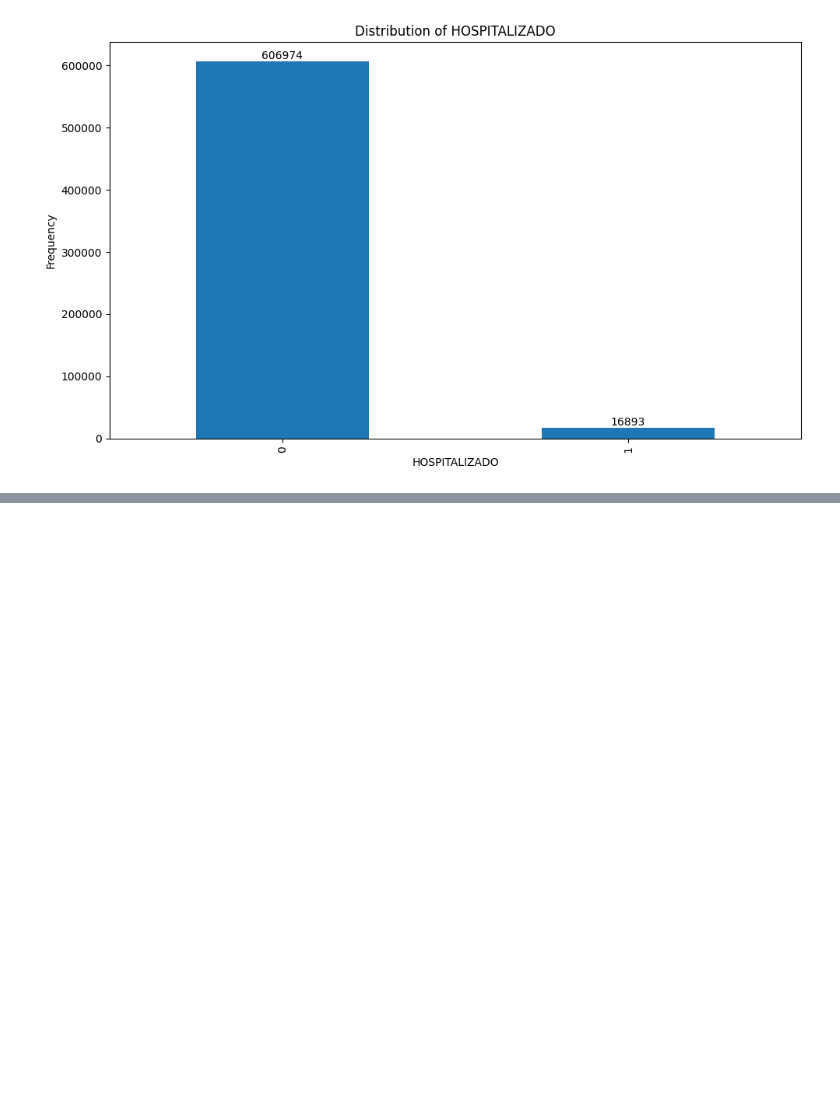
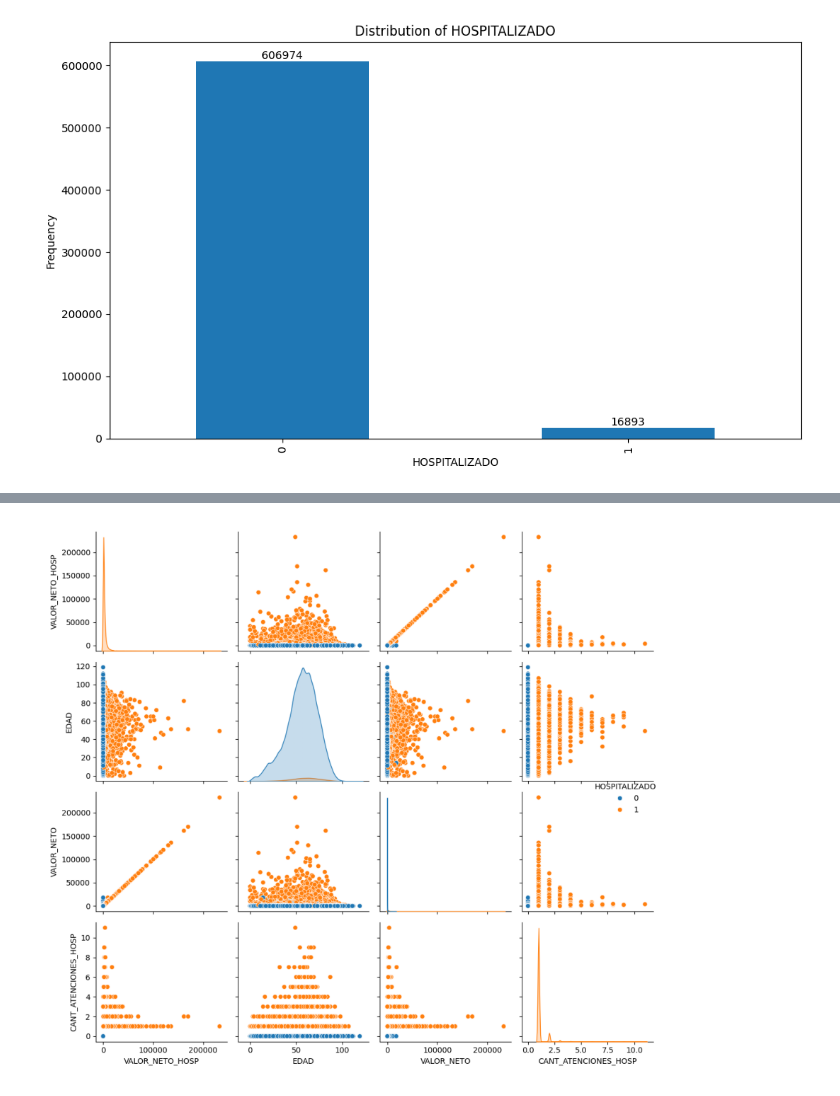
Before and after one commit to Sergius-DS/elecciOn_datasets, a Jupyter notebook: diabetes_EDA_Limpieza_29_Nov2024.ipynb, the cells around one changed output, grey strips where cells are left out. Saved outputs shown, nothing was run; the diff lists cells and outputs as text; code cells hidden in the pictures; blank space fills up the shorter version.

```diff
--- a/diabetes_EDA_Limpieza_29_Nov2024.ipynb
+++ b/diabetes_EDA_Limpieza_29_Nov2024.ipynb
@@ -458,0 +566,16 @@ Transformé 'VALOR_NETO_HOSP' Y 'VALOR_NETO' temporalmente para vizualizarlas de
+# %%
+# Load the image
+img = mpimg.imread('pplot2.png')
+
+# Create a figure with the specified size
+fig, ax = plt.subplots(figsize=(12, 8))
+
+# Display the image
+ax.imshow(img)
+ax.axis('off')  # Hide axes
+
+# Adjust layout to ensure the figure size is respected
+plt.tight_layout()
+plt.show()
+# %% [output]
+[figure, added]
```
Also changed, not shown: parts of 32 cells of this notebook.
